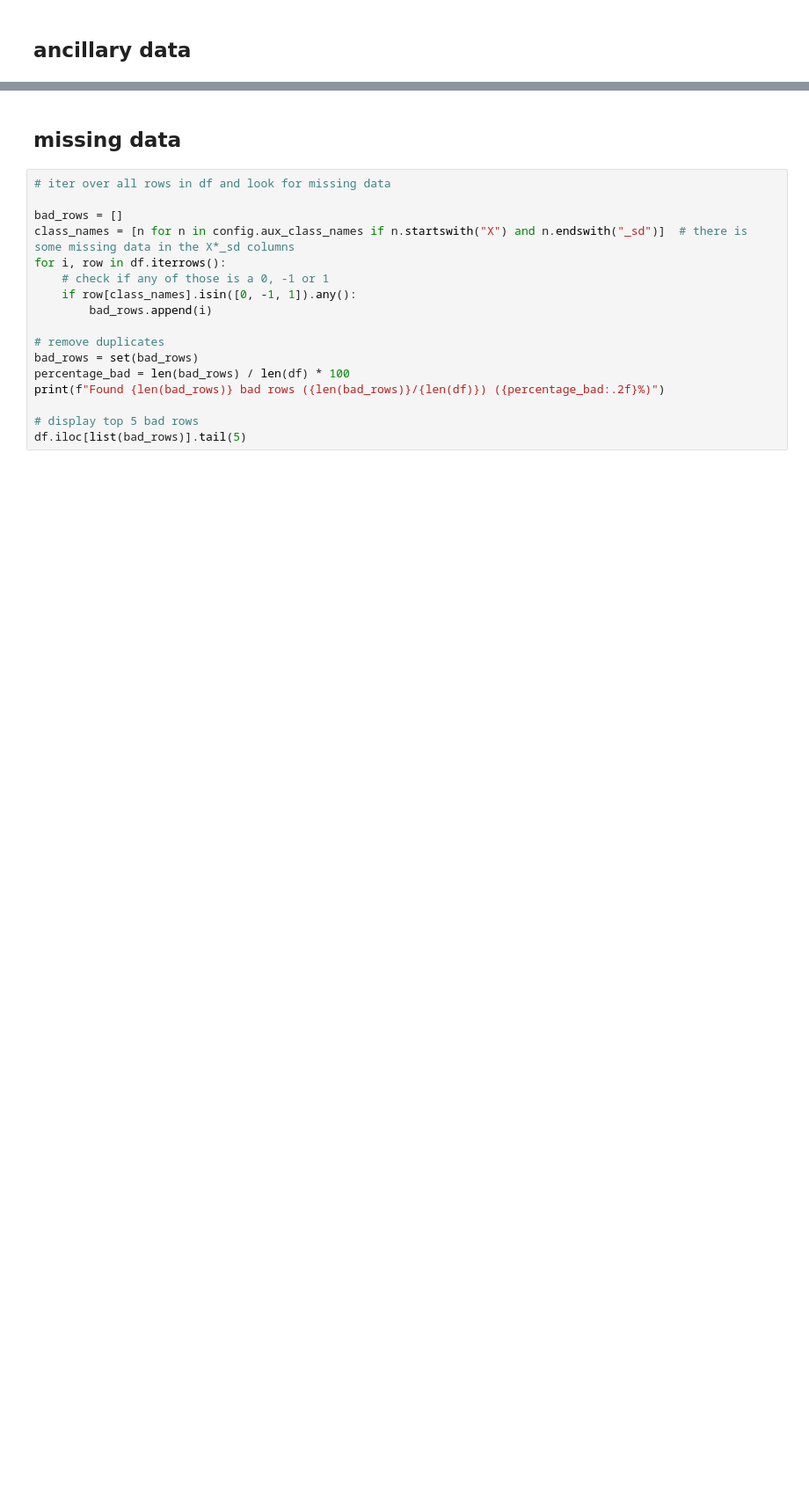
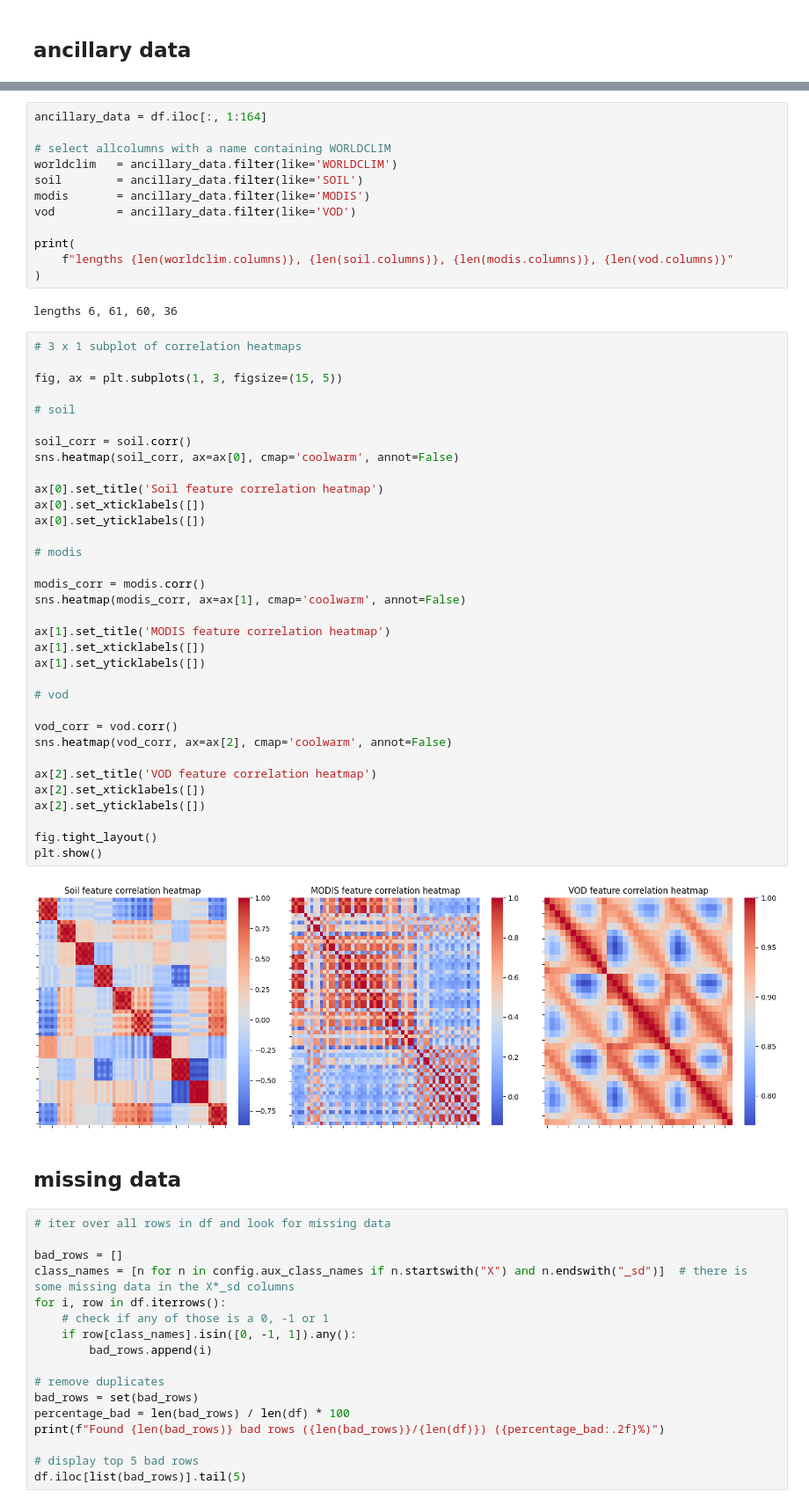
Before and after one commit to KaiErikNiermann/vu-ml-project, a Jupyter notebook: src/testing.ipynb, the cells around one changed output, grey strips where cells are left out. Shown at 88% size. Saved outputs shown, nothing was run; the diff lists cells and outputs as text; blank space fills up the shorter version.

```diff
--- a/src/testing.ipynb
+++ b/src/testing.ipynb
@@ -169,3 +221,53 @@ fig.tight_layout()
+# %%
+ancillary_data = df.iloc[:, 1:164]
+
+# select allcolumns with a name containing WORLDCLIM
+worldclim   = ancillary_data.filter(like='WORLDCLIM')
+soil        = ancillary_data.filter(like='SOIL')
+modis       = ancillary_data.filter(like='MODIS')
+vod         = ancillary_data.filter(like='VOD')
+
+print(
+    f"lengths {len(worldclim.columns)}, {len(soil.columns)}, {len(modis.columns)}, {len(vod.columns)}"
+)
+# %% [output]
+lengths 6, 61, 60, 36
+# %%
+# 3 x 1 subplot of correlation heatmaps
+
+fig, ax = plt.subplots(1, 3, figsize=(15, 5))
+
+# soil
+
+soil_corr = soil.corr()
+sns.heatmap(soil_corr, ax=ax[0], cmap='coolwarm', annot=False)
+
+ax[0].set_title('Soil feature correlation heatmap')
+ax[0].set_xticklabels([])
+ax[0].set_yticklabels([])
+
+# modis
+
+modis_corr = modis.corr()
+sns.heatmap(modis_corr, ax=ax[1], cmap='coolwarm', annot=False)
+
+ax[1].set_title('MODIS feature correlation heatmap')
+ax[1].set_xticklabels([])
+ax[1].set_yticklabels([])
+
+# vod
+
+vod_corr = vod.corr()
+sns.heatmap(vod_corr, ax=ax[2], cmap='coolwarm', annot=False)
+
+ax[2].set_title('VOD feature correlation heatmap')
+ax[2].set_xticklabels([])
+ax[2].set_yticklabels([])
+
+fig.tight_layout()
+plt.show()
+# %% [output]
+[figure, added]
 # %% [markdown]
 ## missing data
 # %%
```
Also changed, not shown: parts of 11 cells of this notebook, 1 other file.
